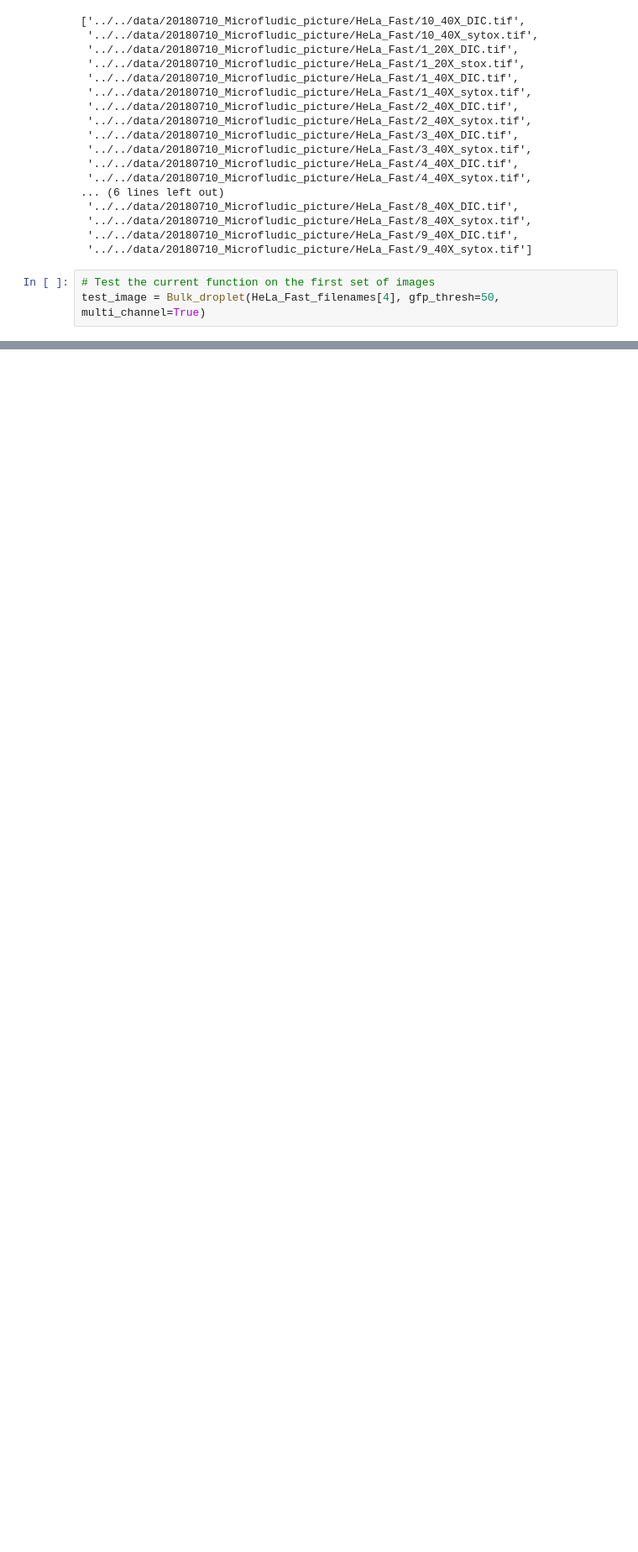
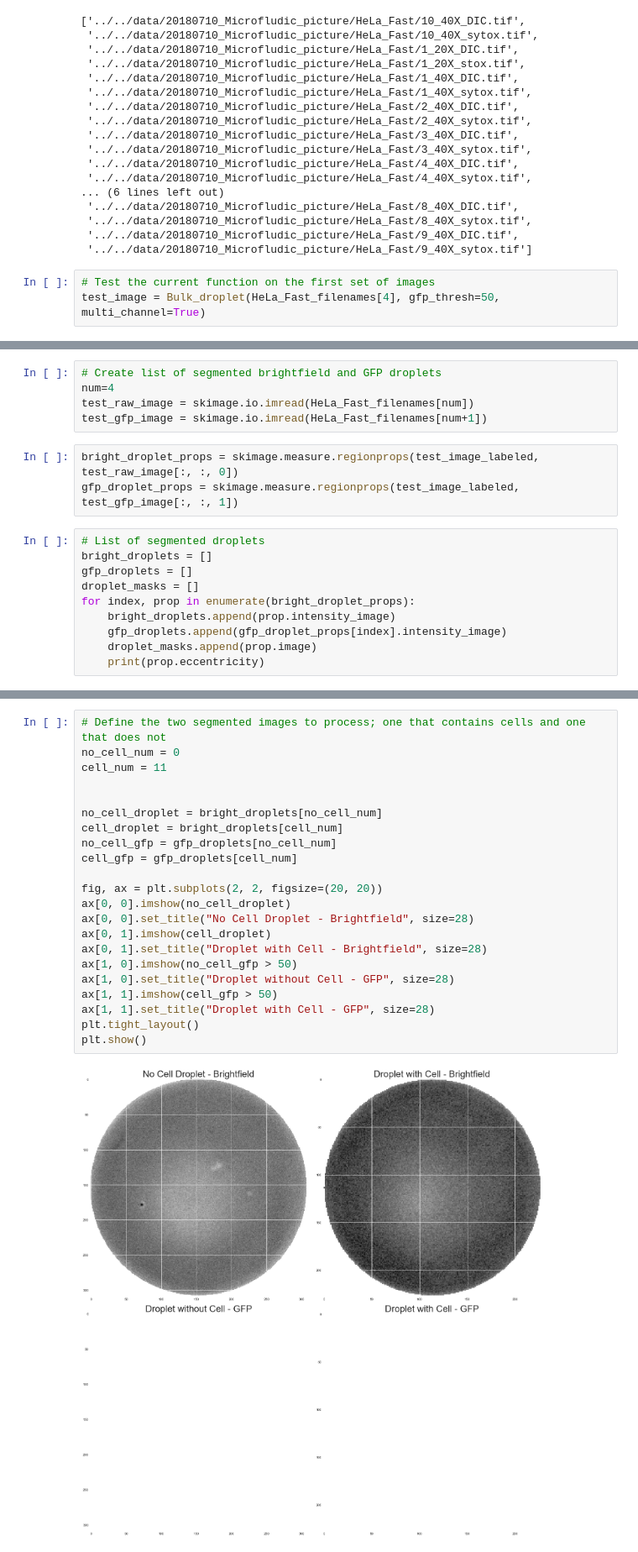
Before and after one commit to adamcatching/Polio_DIPS, a Jupyter notebook: notebook/2018_07/2018_07_16.ipynb, the cells around one changed output, grey strips where cells are left out. Shown: that part at 84% size. Drawn from its saved outputs; the diff is of its cells as text; blank space fills up the shorter version.

Commit message:
Cells have been segmented

```diff
--- a/notebook/2018_07/2018_07_16.ipynb
+++ b/notebook/2018_07/2018_07_16.ipynb
@@ -146,0 +157,18 @@ Input brightfield channel: 0
+# %%
+# Create list of segmented brightfield and GFP droplets
+num=4
+test_raw_image = skimage.io.imread(HeLa_Fast_filenames[num])
+test_gfp_image = skimage.io.imread(HeLa_Fast_filenames[num+1])
+# %%
+bright_droplet_props = skimage.measure.regionprops(test_image_labeled, test_raw_image[:, :, 0])
+gfp_droplet_props = skimage.measure.regionprops(test_image_labeled, test_gfp_image[:, :, 1])
+# %%
+# List of segmented droplets
+bright_droplets = []
+gfp_droplets = []
+droplet_masks = []
+for index, prop in enumerate(bright_droplet_props):
+    bright_droplets.append(prop.intensity_image)
+    gfp_droplets.append(gfp_droplet_props[index].intensity_image)
+    droplet_masks.append(prop.image)
+    print(prop.eccentricity)
@@ -146,0 +188,24 @@ Input brightfield channel: 0
+# %%
+# Define the two segmented images to process; one that contains cells and one that does not
+no_cell_num = 0
+cell_num = 11
+
+
+no_cell_droplet = bright_droplets[no_cell_num]
+cell_droplet = bright_droplets[cell_num]
+no_cell_gfp = gfp_droplets[no_cell_num]
+cell_gfp = gfp_droplets[cell_num]
+
+fig, ax = plt.subplots(2, 2, figsize=(20, 20))
+ax[0, 0].imshow(no_cell_droplet)
+ax[0, 0].set_title("No Cell Droplet - Brightfield", size=28)
+ax[0, 1].imshow(cell_droplet)
+ax[0, 1].set_title("Droplet with Cell - Brightfield", size=28)
+ax[1, 0].imshow(no_cell_gfp > 50)
+ax[1, 0].set_title("Droplet without Cell - GFP", size=28)
+ax[1, 1].imshow(cell_gfp > 50)
+ax[1, 1].set_title("Droplet with Cell - GFP", size=28)
+plt.tight_layout()
+plt.show()
+# %% [output]
+[figure, added]
```
Also changed, not shown: parts of 15 cells of this notebook.
